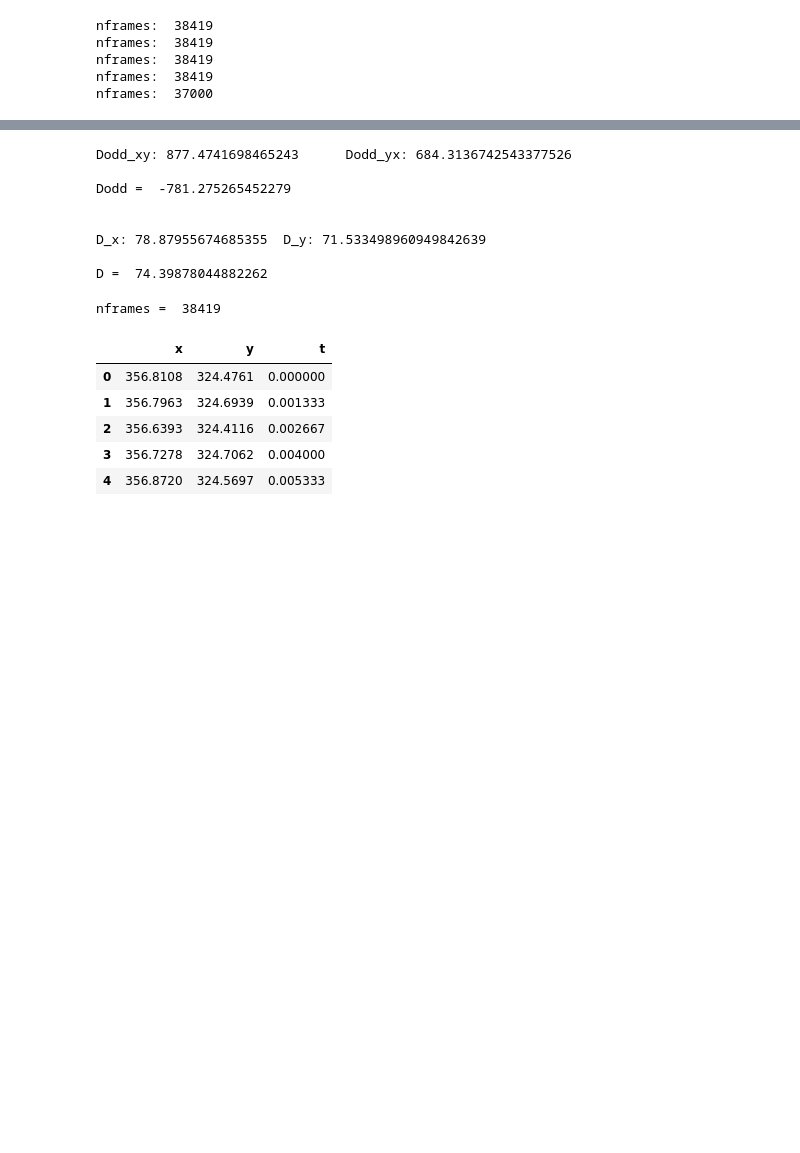
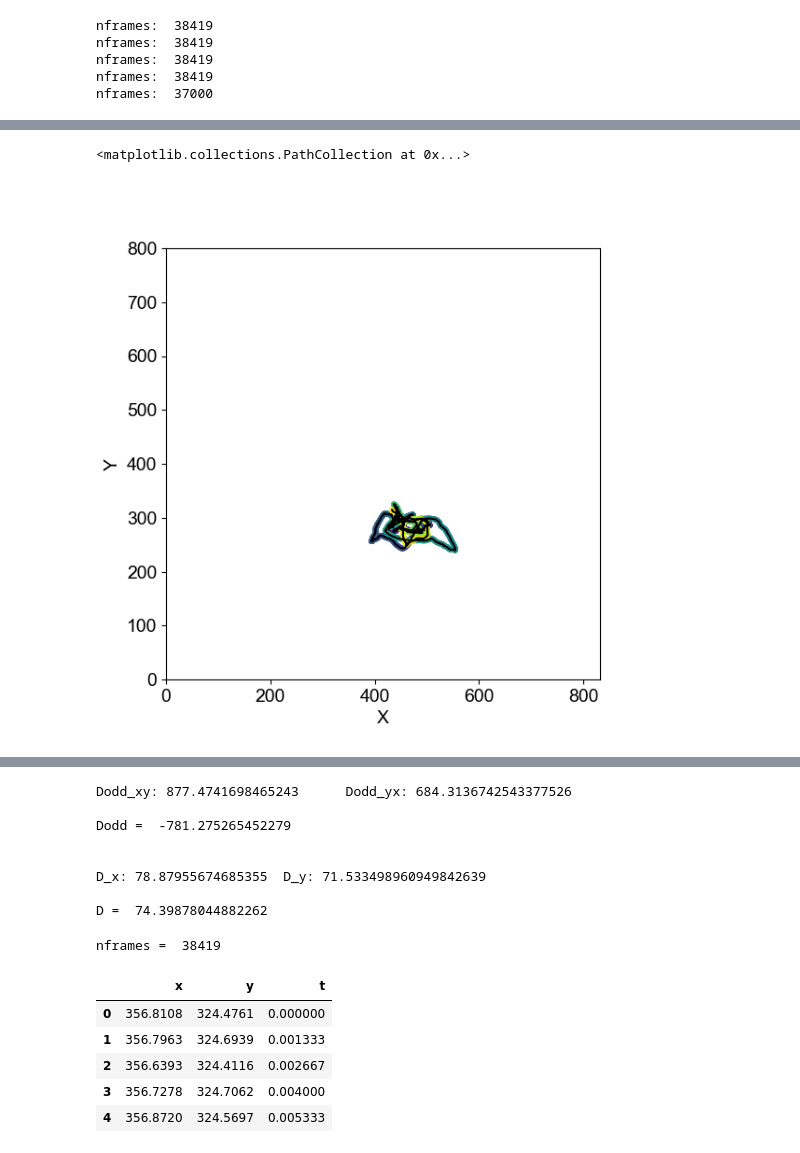
Before and after one commit to fvegar/brownian, a Jupyter notebook: correlations.ipynb, the cells around one changed output, grey strips where cells are left out. Cells and saved outputs as stored; diff of their text form; code cells hidden in the pictures; blank space fills up the shorter version.

```diff
--- a/correlations.ipynb
+++ b/correlations.ipynb
@@ -128,0 +154,12 @@ nframes:  37000
+# %%
+# TRAJECTORY REPRESENTATION
+plt.figure(0,figsize=(6,6))
+plt.xlim(0,832)
+plt.ylim(0,800)
+plt.xlabel("X")
+plt.ylabel("Y")
+plt.plot(X[0],Y[0], c='k')
+plt.scatter(datos[0].x.values[::10], datos[0].y.values[::10], s=10, c=datos[0].t.values[::10], cmap='viridis')
+# %% [output]
+<matplotlib.collections.PathCollection at 0x...>
+[figure, new version]
```
Also changed, not shown: parts of 11 cells of this notebook.
